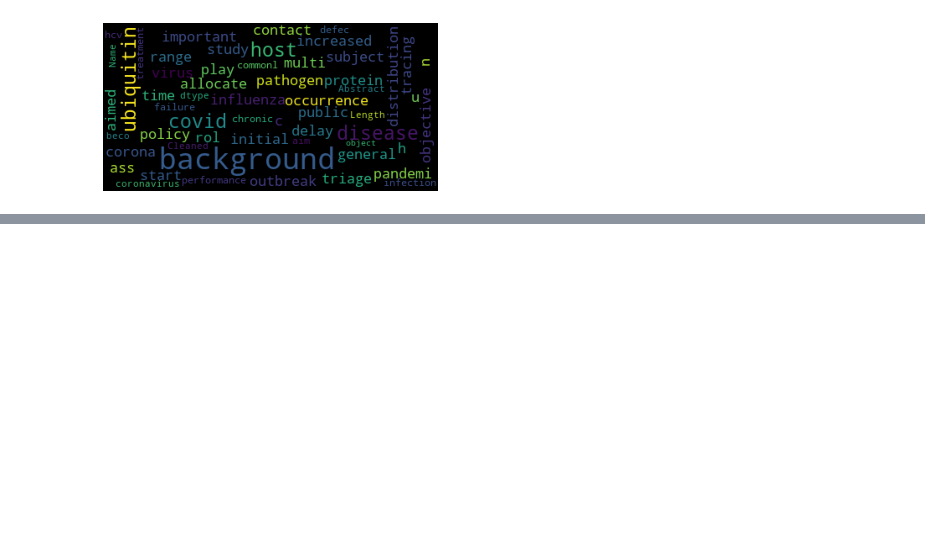
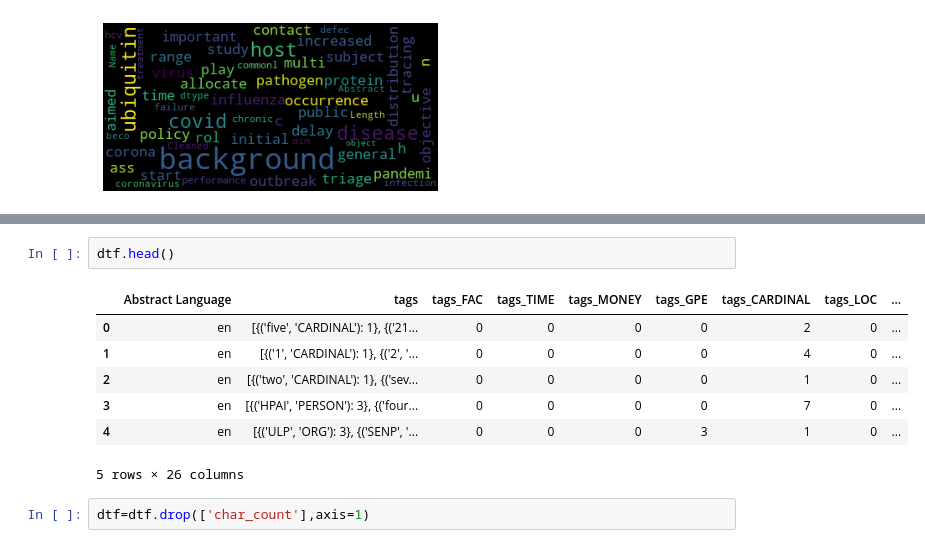
Before and after one commit to janubangalore/COVID-19-Journal-Decision-Using-ML, a Jupyter notebook: COVID -19 Journal Decision using ML.ipynb, the cells around one changed output, grey strips where cells are left out. Saved outputs shown, nothing was run; the diff lists cells and outputs as text; blank space fills up the shorter version.

```diff
--- a/COVID -19 Journal Decision using ML.ipynb
+++ b/COVID -19 Journal Decision using ML.ipynb
@@ -820,0 +878,12 @@ plt.show()
+# %%
+dtf.head()
+# %% [output]
+|  | Abstract Language | tags | tags_FAC | tags_TIME | tags_MONEY | tags_GPE | tags_CARDINAL | tags_LOC | ... |
+| 0 | en | [{('five', 'CARDINAL'): 1}, {('21... | 0 | 0 | 0 | 0 | 2 | 0 | ... |
+| 1 | en | [{('1', 'CARDINAL'): 1}, {('2', '... | 0 | 0 | 0 | 0 | 4 | 0 | ... |
+| 2 | en | [{('two', 'CARDINAL'): 1}, {('sev... | 0 | 0 | 0 | 0 | 1 | 0 | ... |
+| 3 | en | [{('HPAI', 'PERSON'): 3}, {('four... | 0 | 0 | 0 | 0 | 7 | 0 | ... |
+| 4 | en | [{('ULP', 'ORG'): 3}, {('SENP', '... | 0 | 0 | 0 | 3 | 1 | 0 | ... |
+5 rows × 26 columns
+# %%
+dtf=dtf.drop(['char_count'],axis=1)
```
Also changed, not shown: parts of 11 cells of this notebook.
